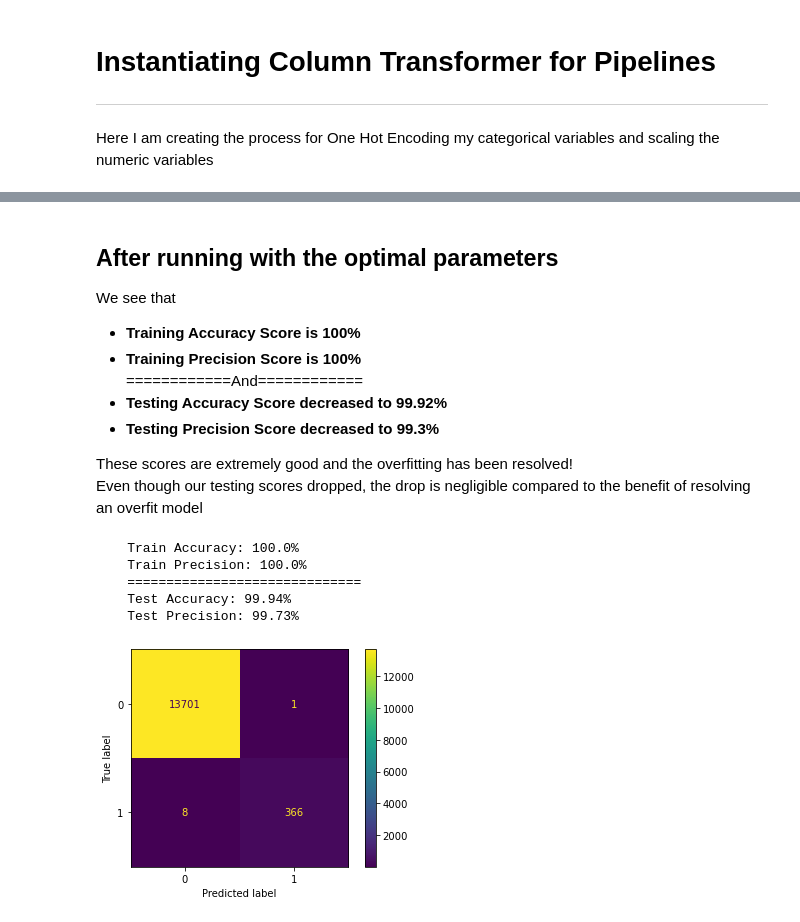
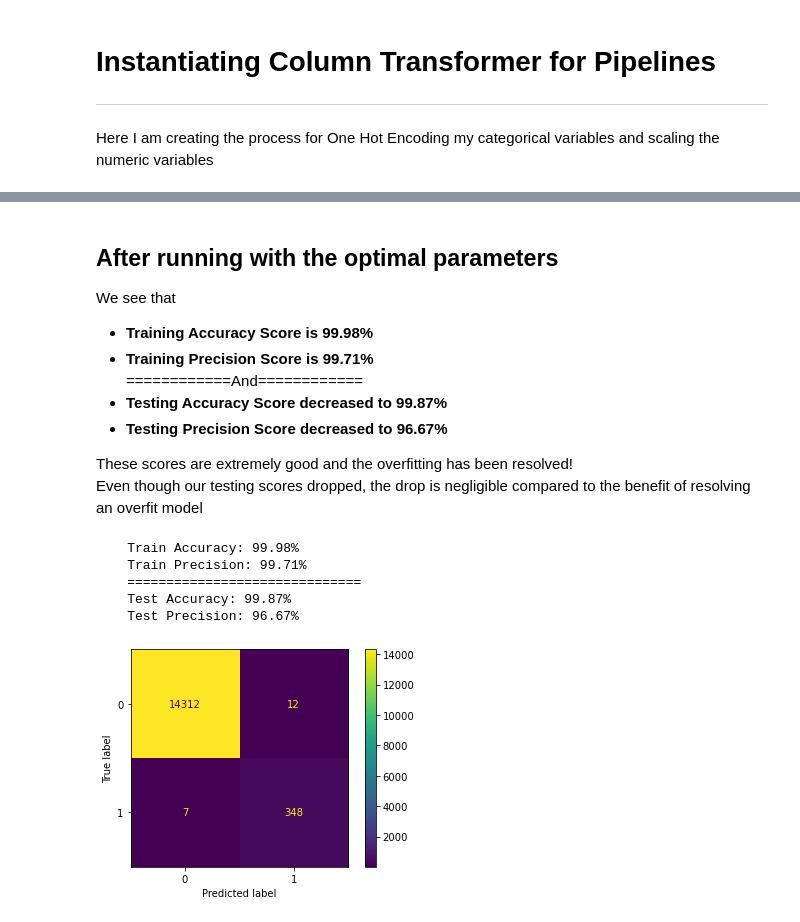
Before and after one commit to cjunhyuk/Kayak_Price_Analysis, a Jupyter notebook: Modeling.ipynb, the cells around one changed output, grey strips where cells are left out. Saved outputs shown, nothing was run; the diff lists cells and outputs as text; code cells hidden in the pictures.

```diff
--- a/Modeling.ipynb
+++ b/Modeling.ipynb
@@ -364,7 +383,7 @@ These scores are extremely good and the overfitting has been resolved!
 dtree_model2 = imbpipline(steps=[
     ("preprocessor", preprocessor),
     ('SMOTE', SMOTE(random_state = 32)),
-    ("dtree", DecisionTreeClassifier(criterion= 'entropy', max_depth= 25, min_samples_split= 2,
+    ("dtree", DecisionTreeClassifier(criterion= 'entropy', max_depth= 25, min_samples_split= 4,
                                     min_samples_leaf= 1, random_state= 32))
 ])
 
@@ -486,27 +529,27 @@ n_estimators = 100</code><p>
 
 <p>We see that
 <ul>
-    <li><b>Training Accuracy Score is 100%</b></li>
-    <li><b>Training Precision Score is 100%</b></li>
+    <li><b>Training Accuracy Score is 99.98%</b></li>
+    <li><b>Training Precision Score is 99.71%</b></li>
     ============And============
-    <li><b>Testing Accuracy Score decreased to 99.92%</b></li>
-    <li><b>Testing Precision Score decreased to 99.3%</b></li>
+    <li><b>Testing Accuracy Score decreased to 99.87%</b></li>
+    <li><b>Testing Precision Score decreased to 96.67%</b></li>
 </ul>
 These scores are extremely good and the overfitting has been resolved!<br>
 Even though our testing scores dropped, the drop is negligible compared to the benefit of resolving an overfit model</p>
 # %%
 rforest_model2 = imbpipline(steps=[
     ("preprocessor", preprocessor),
     ('SMOTE', SMOTE(random_state = 32)),
-    ("rf", RandomForestClassifier(criterion = 'entropy', n_estimators = 200, max_depth = 50,
-                                  min_samples_leaf = 1, min_samples_split = 3, random_state = 32))
+    ("rf", RandomForestClassifier(criterion = 'gini', n_estimators = 100, max_depth = 50,
+                                  min_samples_leaf = 2, min_samples_split = 7, random_state = 32))
 ])
 
 model_fit_print(rforest_model2, X, y)
 # %% [output]
-    Train Accuracy: 100.0%
-    Train Precision: 100.0%
+    Train Accuracy: 99.98%
+    Train Precision: 99.71%
     ==============================
-    Test Accuracy: 99.94%
-    Test Precision: 99.73%
+    Test Accuracy: 99.87%
+    Test Precision: 96.67%
-[figure, old version]
+[figure, new version]
```
Also changed, not shown: parts of 51 cells of this notebook.
